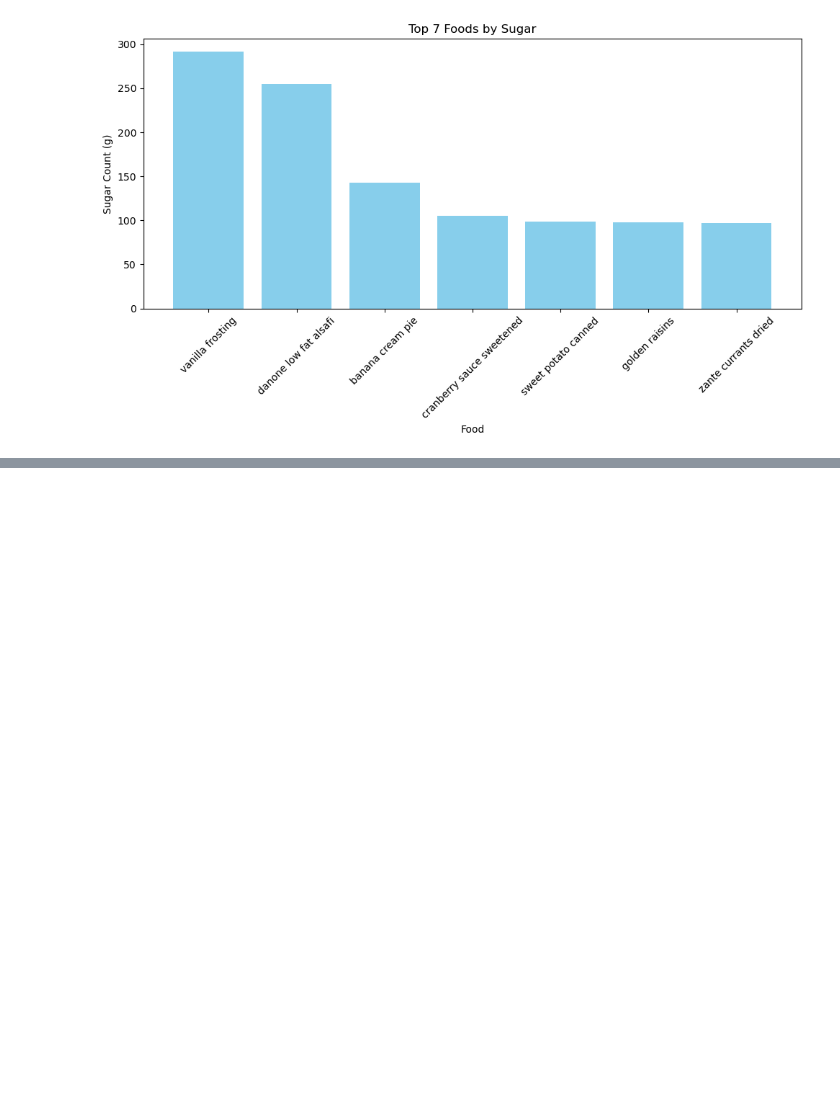
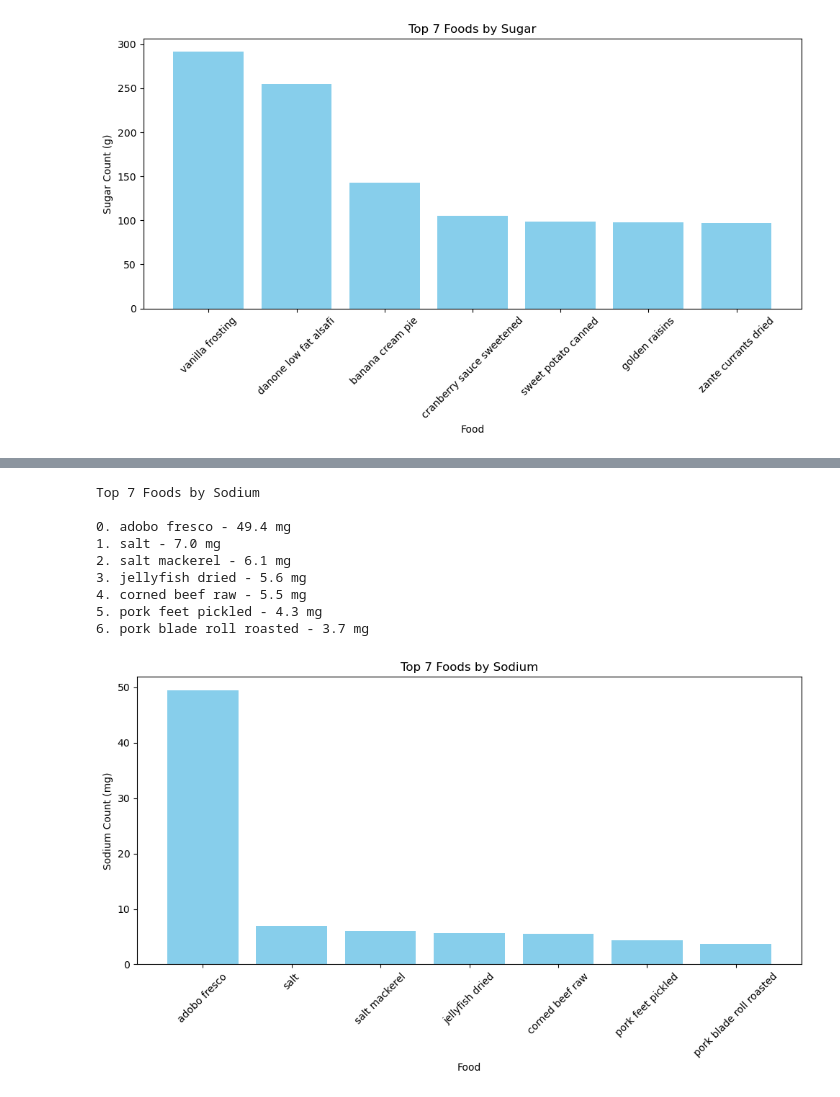
Before and after one commit to FlazeFy/Kumande-DS, a Jupyter notebook: Asset-Top Chart.ipynb, the cells around one changed output, grey strips where cells are left out. Cells and saved outputs as stored; diff of their text form; code cells hidden in the pictures; blank space fills up the shorter version.

```diff
--- a/Asset-Top Chart.ipynb
+++ b/Asset-Top Chart.ipynb
@@ -139,0 +234,47 @@ Top 7 Foods by Sugar
+# %%
+import pandas as pd
+import matplotlib.pyplot as plt
+
+# Declaration
+limit = 7
+unit = "mg"
+data = pd.read_csv("Kumande Asset - Food.csv")
+msg = f"Top {limit} Foods by Sodium\n"
+
+# Sorting
+sorted_data = data.sort_values(by="sodium",ascending=False)
+top = sorted_data[["food","sodium"]].head(limit)
+result = list(top.itertuples(index=False, name=None))
+
+# List
+print(msg)
+for idx, (food, sodium) in enumerate(result):
+    print(f"{idx}. {food} - {sodium} {unit}")
+print("\n")
+
+# Dataset
+context = [item[0] for item in result]
+total = [item[1] for item in result]
+
+# Bar Chart
+plt.figure(figsize=(10,6))
+plt.bar(context,total,color="skyblue")
+
+plt.title(msg.strip())
+plt.xlabel("Food")
+plt.ylabel(f"Sodium Count ({unit})")
+plt.xticks(rotation=45)
+
+plt.tight_layout()
+plt.show()
+# %% [output]
+Top 7 Foods by Sodium
+
+0. adobo fresco - 49.4 mg
+1. salt - 7.0 mg
+2. salt mackerel - 6.1 mg
+3. jellyfish dried - 5.6 mg
+4. corned beef raw - 5.5 mg
+5. pork feet pickled - 4.3 mg
+6. pork blade roll roasted - 3.7 mg
+[figure, added]
```
Also changed, not shown: parts of 2 cells of this notebook.
